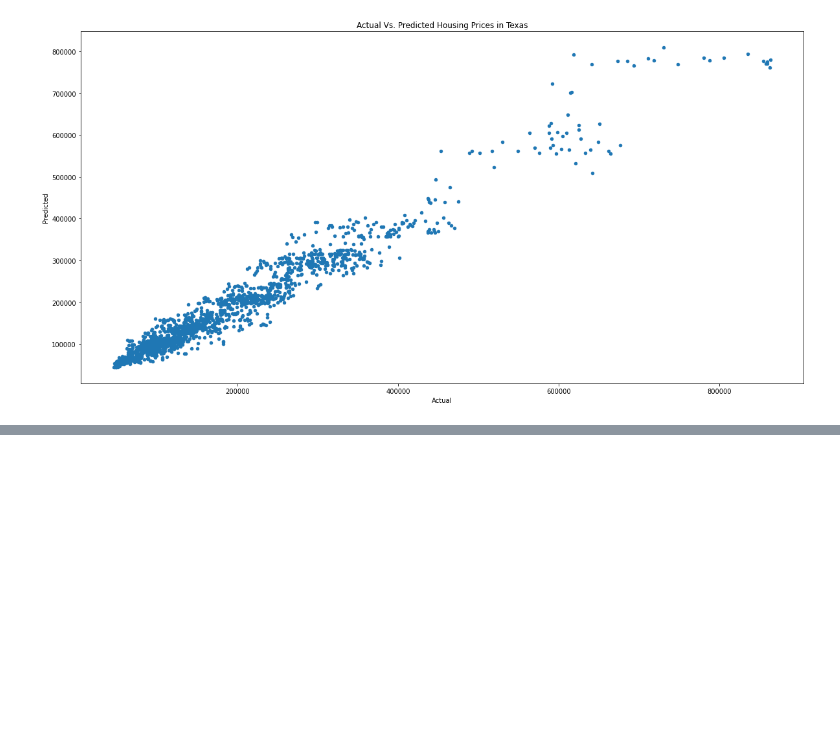
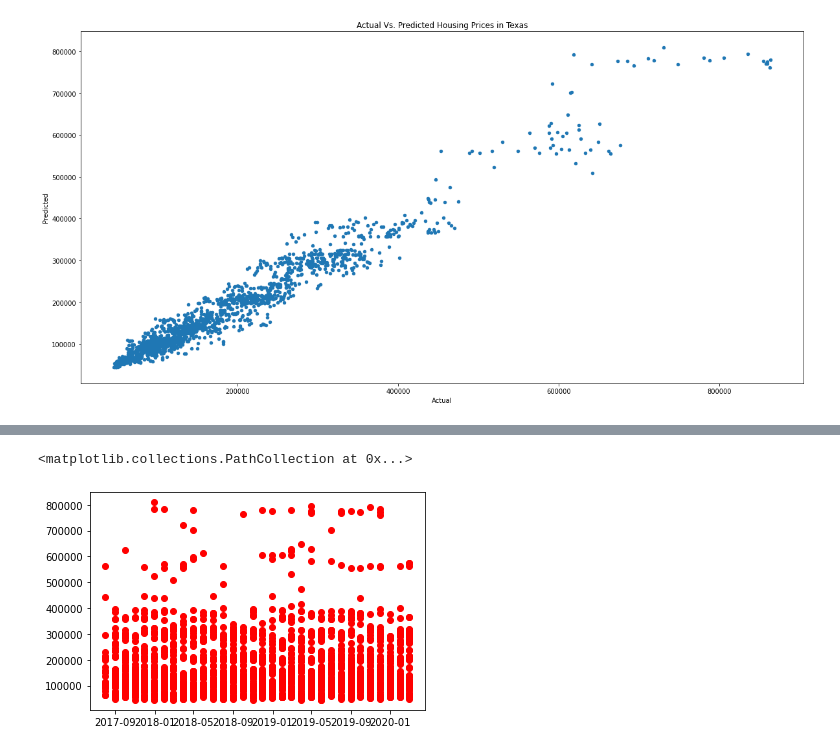
Before and after one commit to jexiamaris/project2, a Jupyter notebook: notebooks/Jexi/texas_model.ipynb, the cells around one changed output, grey strips where cells are left out. Saved outputs shown, nothing was run; the diff lists cells and outputs as text; code cells hidden in the pictures; blank space fills up the shorter version.

```diff
--- a/notebooks/Jexi/texas_model.ipynb
+++ b/notebooks/Jexi/texas_model.ipynb
@@ -269,0 +279,5 @@ ValueError: 'c' argument has 6172 elements, which is inconsistent with 'x' and '
+# %%
+plt.scatter(housing_model.index, housing_model.Predicted, c='r')
+# %% [output]
+<matplotlib.collections.PathCollection at 0x...>
+[figure, added]
```
Also changed, not shown: parts of 6 cells of this notebook.
